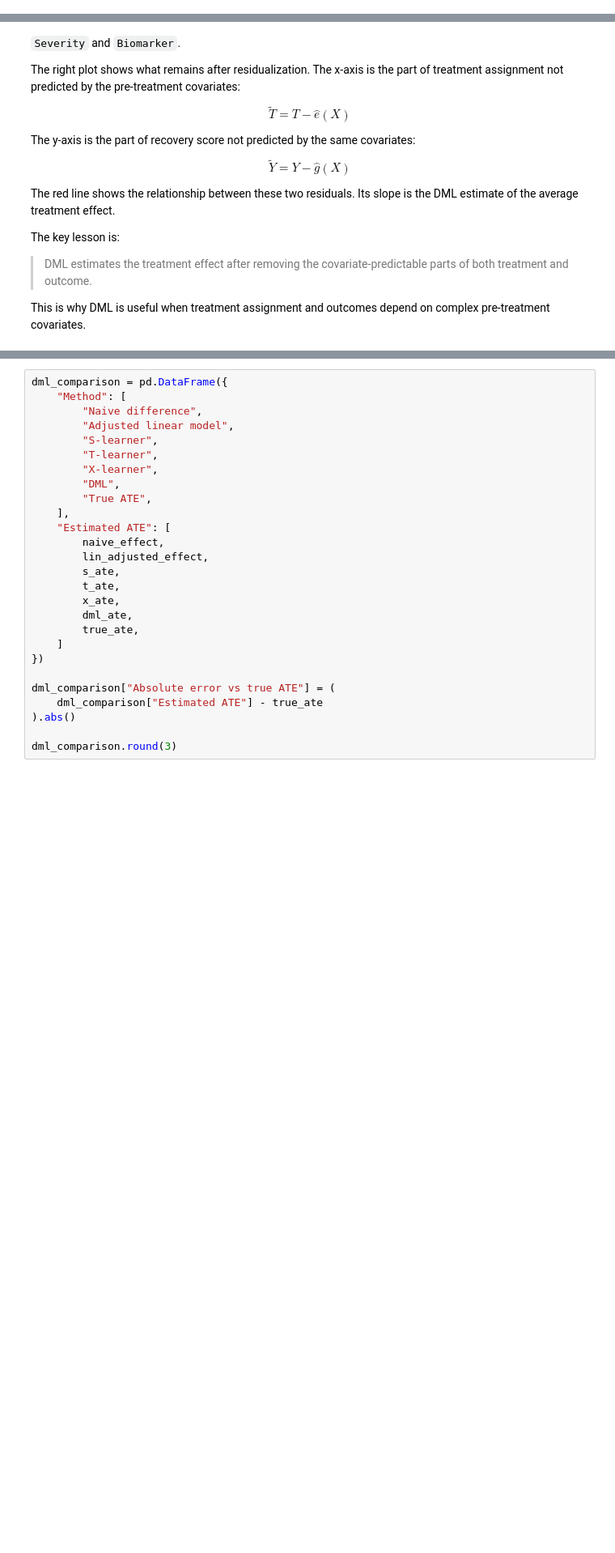
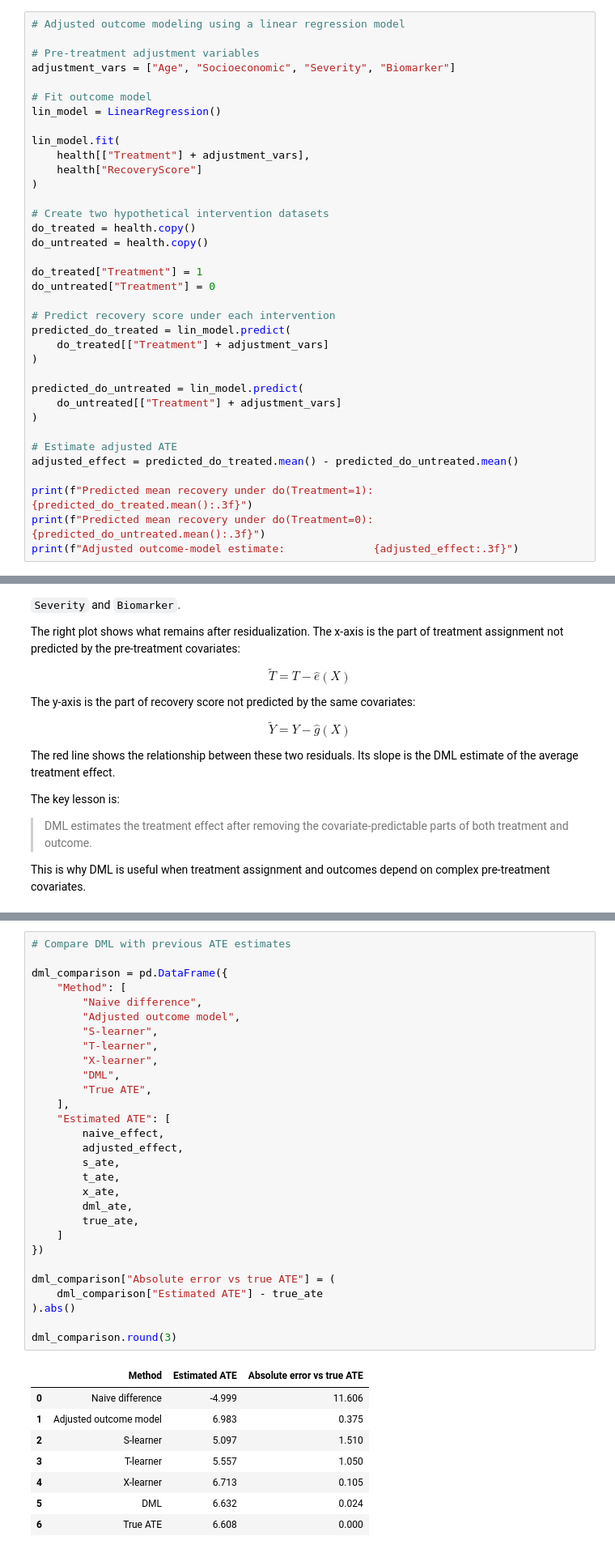
Before and after one commit to Ci2Lab/Causal-Intelligence-Course, a Jupyter notebook: Lectures/03_Causal_ML.ipynb, the cells around one changed output, grey strips where cells are left out. Shown at 81% size. Cells and saved outputs as stored; diff of their text form; blank space fills up the shorter version.

```diff
--- a/Lectures/03_Causal_ML.ipynb
+++ b/Lectures/03_Causal_ML.ipynb
@@ -1812,0 +1575,36 @@ These limitations motivate the next section on meta-learners.
+# %%
+# Adjusted outcome modeling using a linear regression model
+
+# Pre-treatment adjustment variables
+adjustment_vars = ["Age", "Socioeconomic", "Severity", "Biomarker"]
+
+# Fit outcome model
+lin_model = LinearRegression()
+
+lin_model.fit(
+    health[["Treatment"] + adjustment_vars],
+    health["RecoveryScore"]
+)
+
+# Create two hypothetical intervention datasets
+do_treated = health.copy()
+do_untreated = health.copy()
+
+do_treated["Treatment"] = 1
+do_untreated["Treatment"] = 0
+
+# Predict recovery score under each intervention
+predicted_do_treated = lin_model.predict(
+    do_treated[["Treatment"] + adjustment_vars]
+)
+
+predicted_do_untreated = lin_model.predict(
+    do_untreated[["Treatment"] + adjustment_vars]
+)
+
+# Estimate adjusted ATE
+adjusted_effect = predicted_do_treated.mean() - predicted_do_untreated.mean()
+
+print(f"Predicted mean recovery under do(Treatment=1): {predicted_do_treated.mean():.3f}")
+print(f"Predicted mean recovery under do(Treatment=0): {predicted_do_untreated.mean():.3f}")
+print(f"Adjusted outcome-model estimate:              {adjusted_effect:.3f}")
@@ -2876,32 +3078,43 @@ The table includes:
 
 Because this is a simulation, the true ATE is available for evaluation. In real observational data, we would not know the true ATE and would need to rely on diagnostics, robustness checks, and domain knowledge.
 # %%
+# Compare DML with previous ATE estimates
+
 dml_comparison = pd.DataFrame({
     "Method": [
         "Naive difference",
-        "Adjusted linear model",
+        "Adjusted outcome model",
         "S-learner",
         "T-learner",
         "X-learner",
         "DML",
         "True ATE",
     ],
     "Estimated ATE": [
         naive_effect,
-        lin_adjusted_effect,
+        adjusted_effect,
         s_ate,
         t_ate,
         x_ate,
         dml_ate,
         true_ate,
     ]
 })
 
 dml_comparison["Absolute error vs true ATE"] = (
     dml_comparison["Estimated ATE"] - true_ate
 ).abs()
 
 dml_comparison.round(3)
+# %% [output]
+|  | Method | Estimated ATE | Absolute error vs true ATE |
+| 0 | Naive difference | -4.999 | 11.606 |
+| 1 | Adjusted outcome model | 6.983 | 0.375 |
+| 2 | S-learner | 5.097 | 1.510 |
+| 3 | T-learner | 5.557 | 1.050 |
+| 4 | X-learner | 6.713 | 0.105 |
+| 5 | DML | 6.632 | 0.024 |
+| 6 | True ATE | 6.608 | 0.000 |
 # %% [markdown]
 ### Interpretation
 
```
Also changed, not shown: parts of 90 cells of this notebook.
